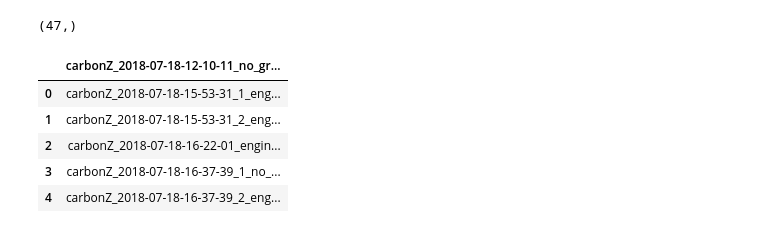
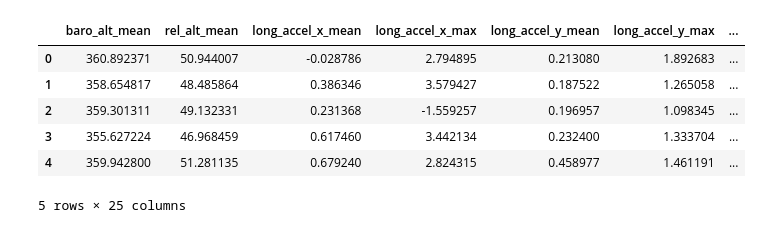
Before and after one commit to fengchechecheche/UAVAnomalyDetection, a Jupyter notebook: oc_svm_analysis.ipynb, the cells around one changed output. Saved outputs shown, nothing was run; the diff lists cells and outputs as text; code cells hidden in the pictures.

```diff
--- a/oc_svm_analysis.ipynb
+++ b/oc_svm_analysis.ipynb
@@ -14,22 +16,19 @@ import pandas as pd
 # %%
 # Import X and Y data
 x_data = pd.read_csv("X_data.csv")
 y_data = np.loadtxt(open("Y_data.csv","rb"), delimiter=",")
 y_labels = pd.read_csv("Y_labels.csv")
 # Show first 5 rows of the data and print size
 
-print(y_data.shape)
-
 x_data.head()
-y_labels.head()
 # %% [output]
+|  | baro_alt_mean | rel_alt_mean | long_accel_x_mean | long_accel_x_max | long_accel_y_mean | long_accel_y_max | ... |
+| 0 | 360.892371 | 50.944007 | -0.028786 | 2.794895 | 0.213080 | 1.892683 | ... |
+| 1 | 358.654817 | 48.485864 | 0.386346 | 3.579427 | 0.187522 | 1.265058 | ... |
+| 2 | 359.301311 | 49.132331 | 0.231368 | -1.559257 | 0.196957 | 1.098345 | ... |
+| 3 | 355.627224 | 46.968459 | 0.617460 | 3.442134 | 0.232400 | 1.333704 | ... |
+| 4 | 359.942800 | 51.281135 | 0.679240 | 2.824315 | 0.458977 | 1.461191 | ... |
-(47,)
+5 rows × 25 columns
-|  | carbonZ_2018-07-18-12-10-11_no_gr... |
-| 0 | carbonZ_2018-07-18-15-53-31_1_eng... |
-| 1 | carbonZ_2018-07-18-15-53-31_2_eng... |
-| 2 | carbonZ_2018-07-18-16-22-01_engin... |
-| 3 | carbonZ_2018-07-18-16-37-39_1_no_... |
-| 4 | carbonZ_2018-07-18-16-37-39_2_eng... |
 # %%
 # First we will run OC-SVM in a unsupervised environment (inliers and outliers together no labels)
 # Fit model
```
Also changed, not shown: parts of 7 cells of this notebook.
